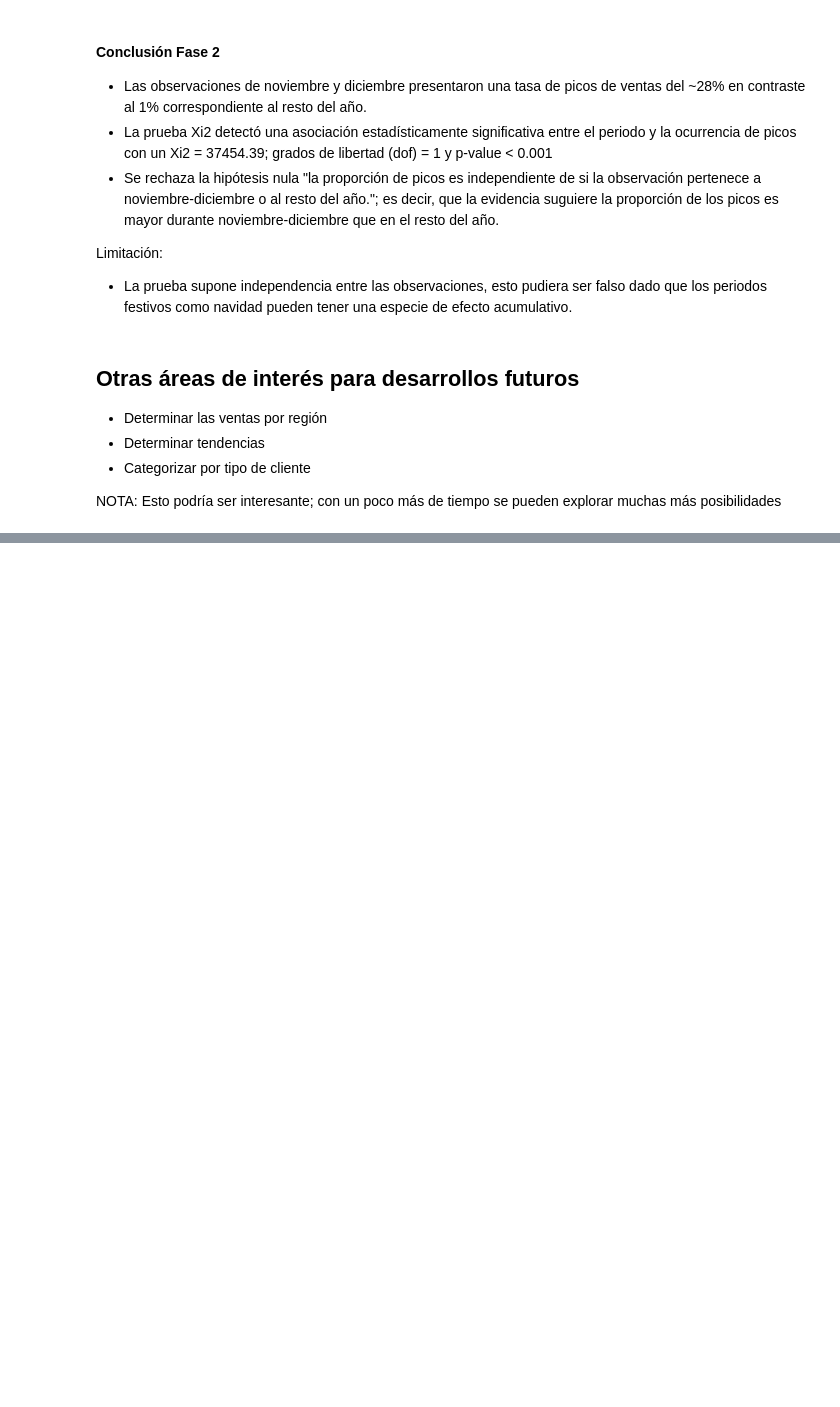
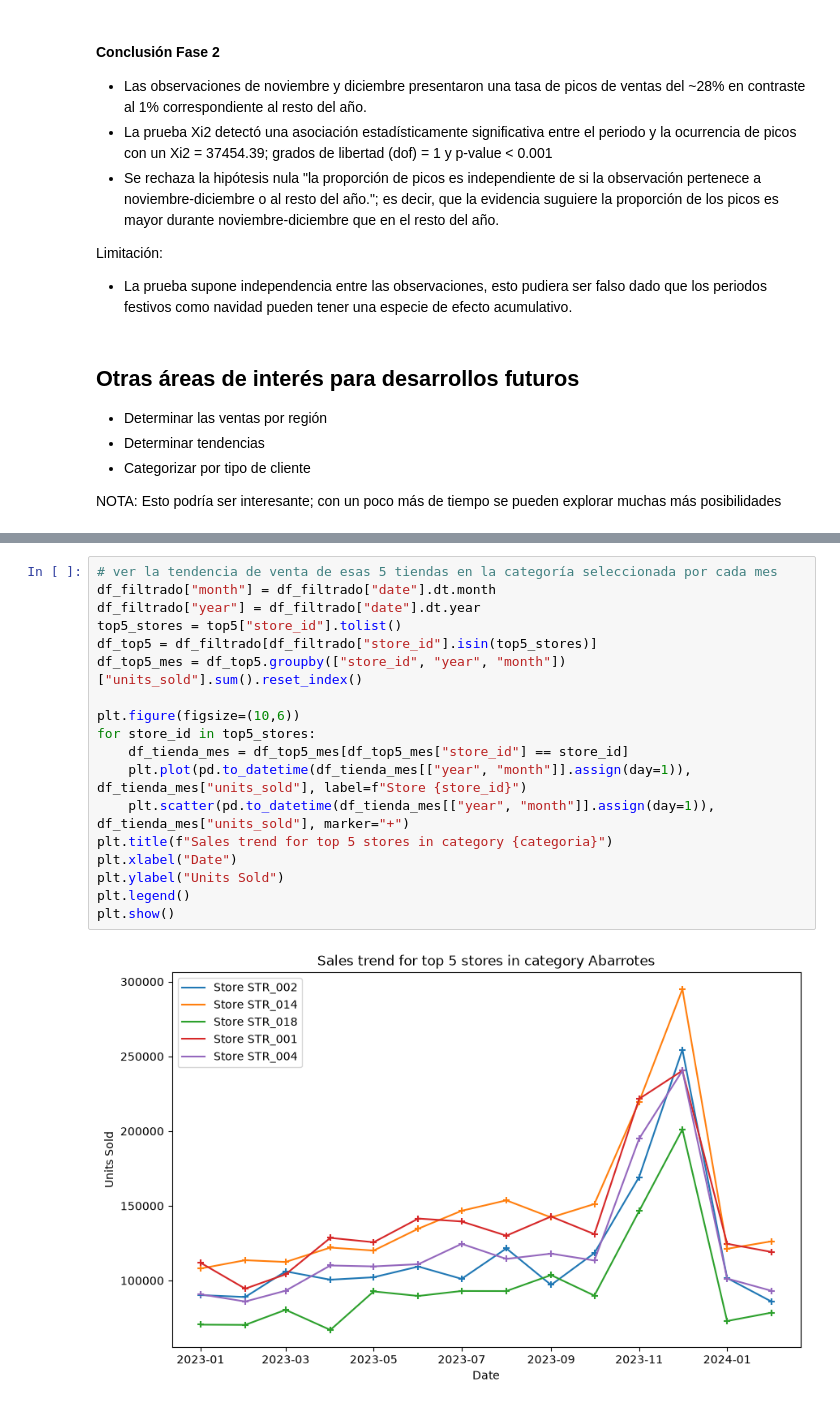
Before and after one commit to Fernandojbf123/Prueba_tecnica_DS, a Jupyter notebook: notebooks/EDA.ipynb, the cells around one changed output, grey strips where cells are left out. Saved outputs shown, nothing was run; the diff lists cells and outputs as text; blank space fills up the shorter version.

```diff
--- a/notebooks/EDA.ipynb
+++ b/notebooks/EDA.ipynb
@@ -956,0 +997,20 @@ NOTA: Esto podría ser interesante; con un poco más de tiempo se pueden explora
+# %%
+# ver la tendencia de venta de esas 5 tiendas en la categoría seleccionada por cada mes
+df_filtrado["month"] = df_filtrado["date"].dt.month
+df_filtrado["year"] = df_filtrado["date"].dt.year
+top5_stores = top5["store_id"].tolist()
+df_top5 = df_filtrado[df_filtrado["store_id"].isin(top5_stores)]
+df_top5_mes = df_top5.groupby(["store_id", "year", "month"])["units_sold"].sum().reset_index()
+
+plt.figure(figsize=(10,6))
+for store_id in top5_stores:
+    df_tienda_mes = df_top5_mes[df_top5_mes["store_id"] == store_id]
+    plt.plot(pd.to_datetime(df_tienda_mes[["year", "month"]].assign(day=1)), df_tienda_mes["units_sold"], label=f"Store {store_id}")
+    plt.scatter(pd.to_datetime(df_tienda_mes[["year", "month"]].assign(day=1)), df_tienda_mes["units_sold"], marker="+")
+plt.title(f"Sales trend for top 5 stores in category {categoria}")
+plt.xlabel("Date")
+plt.ylabel("Units Sold")
+plt.legend()
+plt.show()
+# %% [output]
+[figure, added]
```
Also changed, not shown: parts of 5 cells of this notebook, 12 other files.
